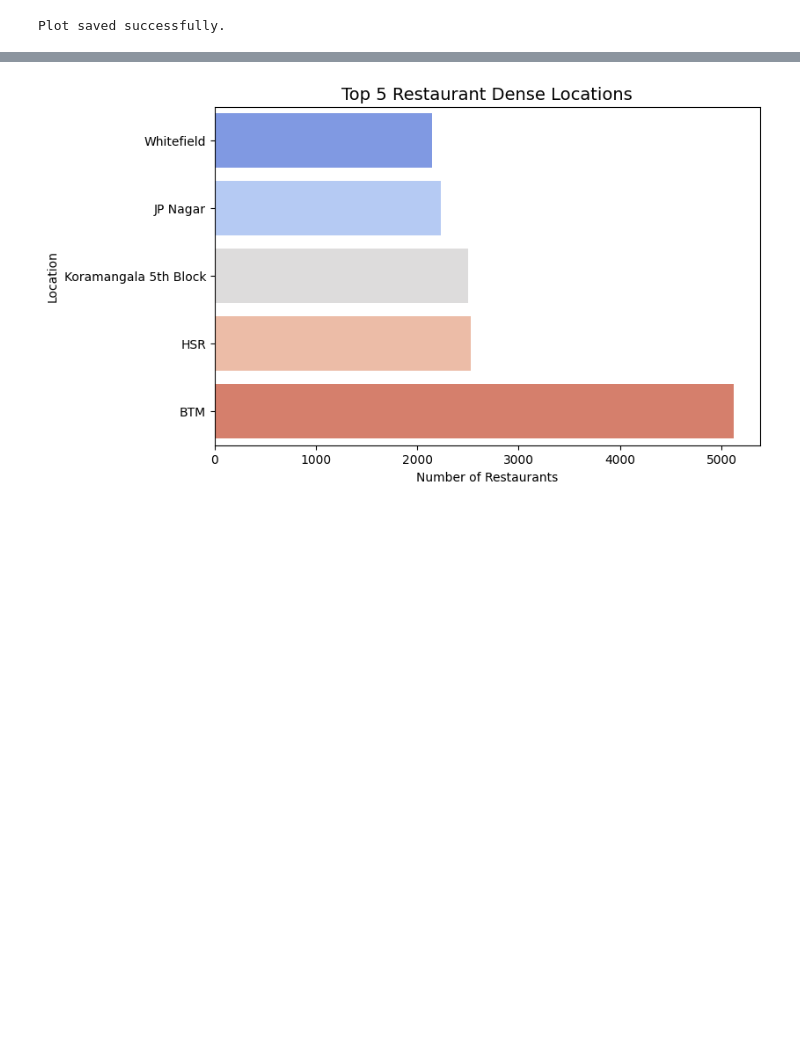
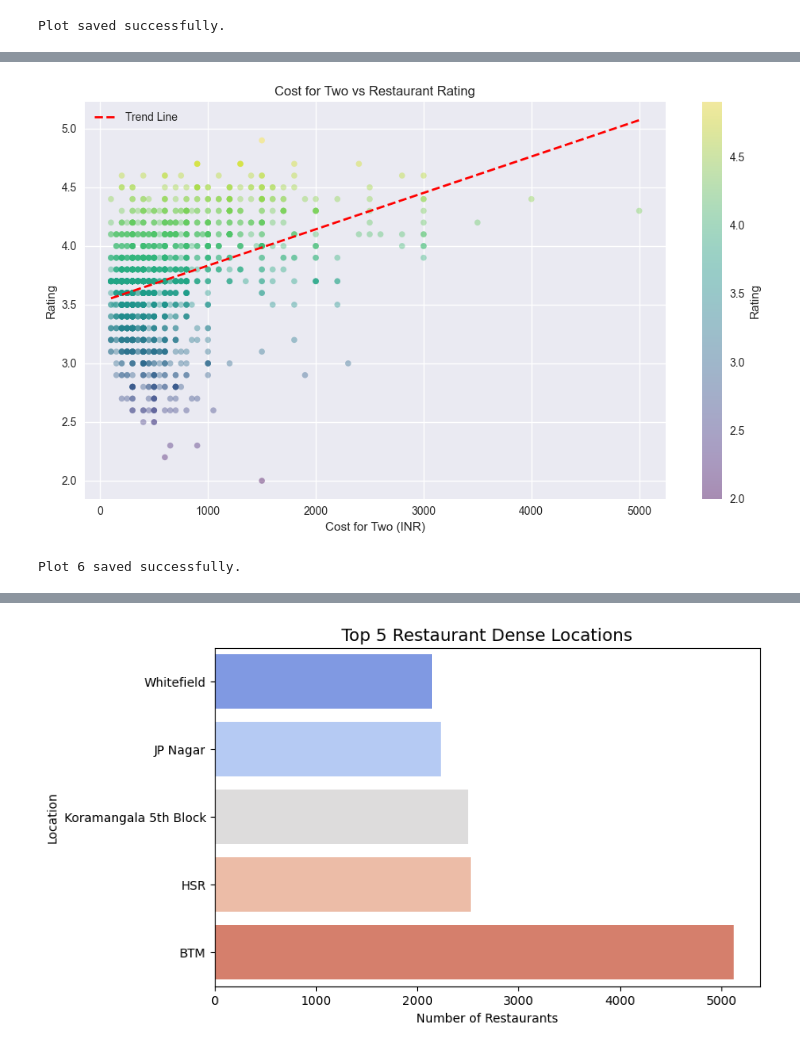
Before and after one commit to kan9667/zomato-ecosystem-analysis, a Jupyter notebook: zomato rest data analysis.ipynb, the cells around one changed output, grey strips where cells are left out. Saved outputs shown, nothing was run; the diff lists cells and outputs as text; code cells hidden in the pictures; blank space fills up the shorter version.

```diff
--- a/zomato rest data analysis.ipynb
+++ b/zomato rest data analysis.ipynb
@@ -410,3 +406,50 @@ Plot 4 saved successfully.
+# %%
+# Cost vs Rating Scatter
+
+import numpy as np
+import matplotlib.pyplot as plt
+
+fig, ax = plt.subplots(figsize=(10, 6))
+
+# Clean and align data properly
+data = df[['cost', 'rate']].dropna()
+
+# Sampling for performance
+sample = data.sample(min(2000, len(data)), random_state=42)
+
+# Scatter plot
+scatter = ax.scatter(
+    sample['cost'],
+    sample['rate'],
+    alpha=0.4,
+    c=sample['rate'],
+    cmap='viridis',
+    edgecolors='none',
+    s=30
+)
+
+plt.colorbar(scatter, label='Rating')
+
+# Trend line (corrected)
+z = np.polyfit(sample['cost'], sample['rate'], 1)
+p = np.poly1d(z)
+
+x_line = np.linspace(sample['cost'].min(), sample['cost'].max(), 100)
+ax.plot(x_line, p(x_line), 'r--', linewidth=2, label='Trend Line')
+
+ax.set_title('Cost for Two vs Restaurant Rating')
+ax.set_xlabel('Cost for Two (INR)')
+ax.set_ylabel('Rating')
+ax.legend()
+
+plt.tight_layout()
+plt.savefig('plot6_cost_vs_rating.png', dpi=150, bbox_inches='tight')
+plt.show()
+
+print("Plot 6 saved successfully.")
+# %% [output]
+[figure, added]
+Plot 6 saved successfully.
 # %%
 #Location-wise restaurants distribution
 location_count = df['location'].value_counts()
```
Also changed, not shown: parts of 3 cells of this notebook, 2 other files.
